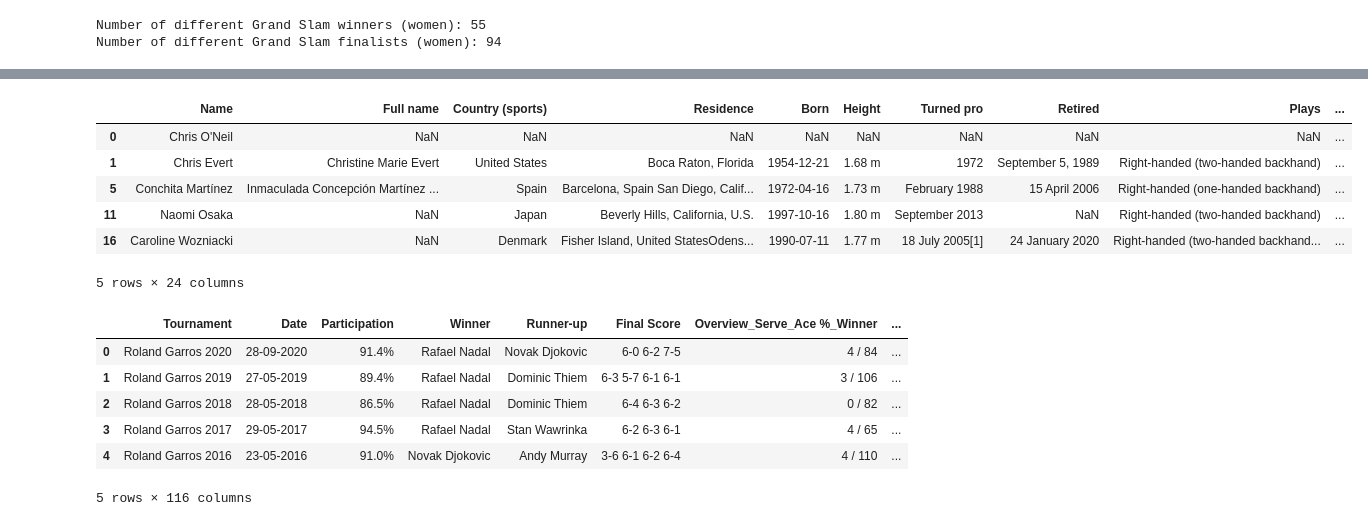
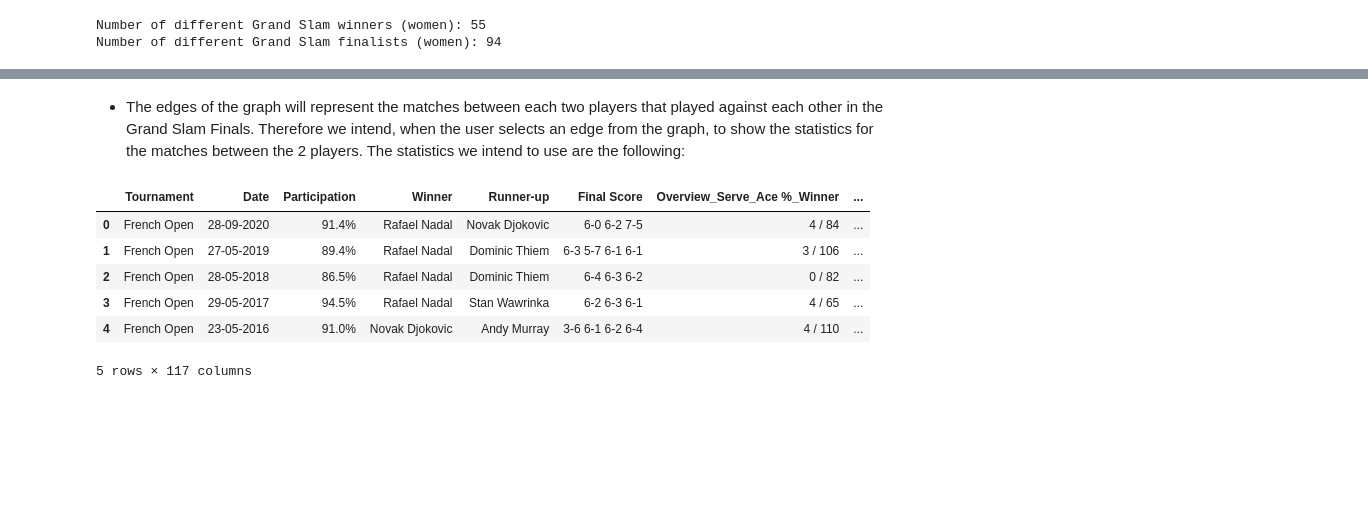
Before and after one commit to com-480-data-visualization/data-visualization-project-2021-m3, a Jupyter notebook: preprocessing_eda.ipynb, the cells around one changed output, grey strips where cells are left out. Drawn from its saved outputs; the diff is of its cells as text; code cells hidden in the pictures; blank space fills up the shorter version.

```diff
--- a/preprocessing_eda.ipynb
+++ b/preprocessing_eda.ipynb
@@ -68,0 +133,3 @@ Number of women's matches (Open Era): 211
+# %%
+match_data["Year"] = match_data.Date.apply(lambda date: date.split("-")[2])
+match_data["Year"] = match_data["Year"].apply(pd.to_numeric)
@@ -199,21 +264,12 @@ men.groupby([men.Year // 10 * 10, 'Winner']).agg({'Tournament': 'count'}).rename
+# %% [markdown]
+- The edges of the graph will represent the matches between each two players that played against each other in the Grand Slam Finals. Therefore we intend, when the user selects an edge from the graph, to show the statistics for the matches between the 2 players. The statistics we intend to use are the following:
 # %%
-women_players_data.head()
+match_data.head()
 # %% [output]
-|  | Name | Full name | Country (sports) | Residence | Born | Height | Turned pro | Retired | Plays | ... |
-| 0 | Chris O'Neil | NaN | NaN | NaN | NaN | NaN | NaN | NaN | NaN | ... |
-| 1 | Chris Evert | Christine Marie Evert | United States | Boca Raton, Florida | 1954-12-21 | 1.68 m | 1972 | September 5, 1989 | Right-handed (two-handed backhand) | ... |
-| 5 | Conchita Martínez | Inmaculada Concepción Martínez ... | Spain | Barcelona, Spain San Diego, Calif... | 1972-04-16 | 1.73 m | February 1988 | 15 April 2006 | Right-handed (one-handed backhand) | ... |
-| 11 | Naomi Osaka | NaN | Japan | Beverly Hills, California, U.S. | 1997-10-16 | 1.80 m | September 2013 | NaN | Right-handed (two-handed backhand) | ... |
-| 16 | Caroline Wozniacki | NaN | Denmark | Fisher Island, United StatesOdens... | 1990-07-11 | 1.77 m | 18 July 2005[1] | 24 January 2020 | Right-handed (two-handed backhand... | ... |
+|  | Tournament | Date | Participation | Winner | Runner-up | Final Score | Overview_Serve_Ace %_Winner | ... |
+| 0 | French Open | 28-09-2020 | 91.4% | Rafael Nadal | Novak Djokovic | 6-0 6-2 7-5 | 4 / 84 | ... |
+| 1 | French Open | 27-05-2019 | 89.4% | Rafael Nadal | Dominic Thiem | 6-3 5-7 6-1 6-1 | 3 / 106 | ... |
+| 2 | French Open | 28-05-2018 | 86.5% | Rafael Nadal | Dominic Thiem | 6-4 6-3 6-2 | 0 / 82 | ... |
+| 3 | French Open | 29-05-2017 | 94.5% | Rafael Nadal | Stan Wawrinka | 6-2 6-3 6-1 | 4 / 65 | ... |
+| 4 | French Open | 23-05-2016 | 91.0% | Novak Djokovic | Andy Murray | 3-6 6-1 6-2 6-4 | 4 / 110 | ... |
-5 rows × 24 columns
+5 rows × 117 columns
-# %%
-match_data = pd.read_csv(DATA_PATH + 'men_match_stats.csv')
-match_data.head()
-# %% [output]
-|  | Tournament | Date | Participation | Winner | Runner-up | Final Score | Overview_Serve_Ace %_Winner | ... |
-| 0 | Roland Garros 2020 | 28-09-2020 | 91.4% | Rafael Nadal | Novak Djokovic | 6-0 6-2 7-5 | 4 / 84 | ... |
-| 1 | Roland Garros 2019 | 27-05-2019 | 89.4% | Rafael Nadal | Dominic Thiem | 6-3 5-7 6-1 6-1 | 3 / 106 | ... |
-| 2 | Roland Garros 2018 | 28-05-2018 | 86.5% | Rafael Nadal | Dominic Thiem | 6-4 6-3 6-2 | 0 / 82 | ... |
-| 3 | Roland Garros 2017 | 29-05-2017 | 94.5% | Rafael Nadal | Stan Wawrinka | 6-2 6-3 6-1 | 4 / 65 | ... |
-| 4 | Roland Garros 2016 | 23-05-2016 | 91.0% | Novak Djokovic | Andy Murray | 3-6 6-1 6-2 6-4 | 4 / 110 | ... |
-5 rows × 116 columns
```
Also changed, not shown: parts of 23 cells of this notebook, 3 other files.
